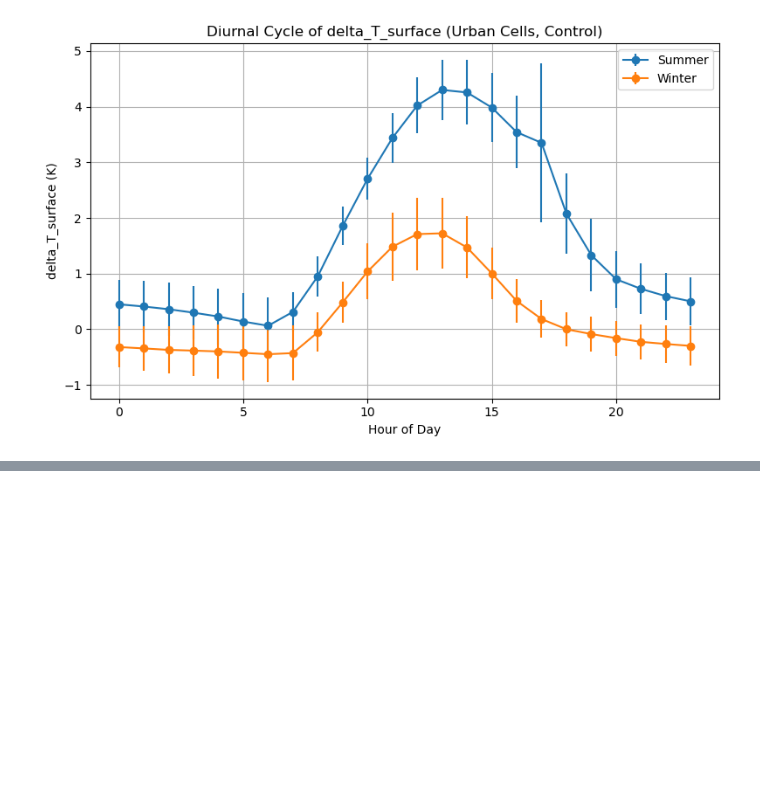
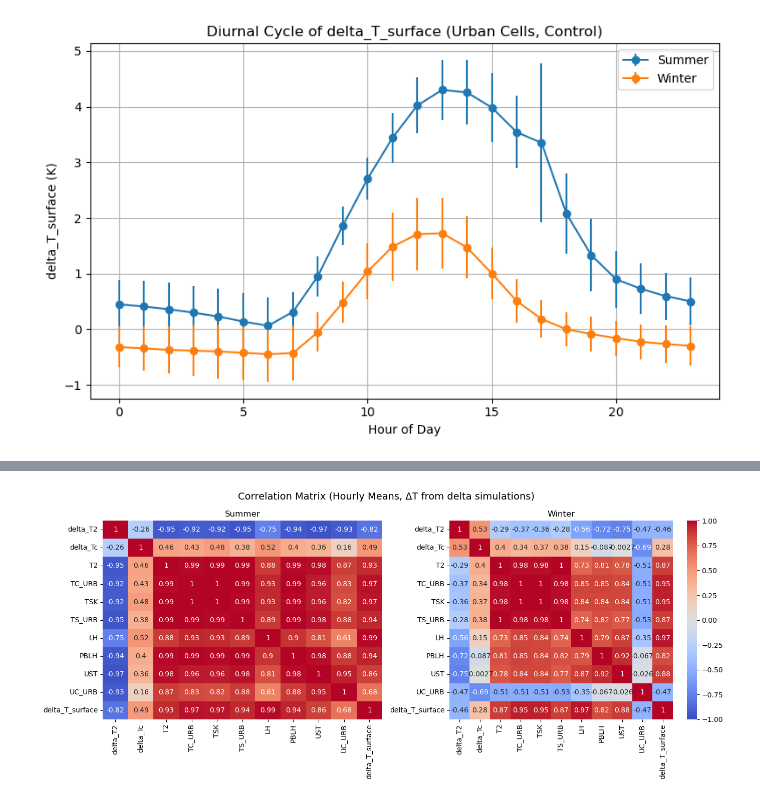
Before and after one commit to josephko91/ah-la-paper, a Jupyter notebook: notebooks/revision-air-temp-rca.ipynb, the cells around one changed output, grey strips where cells are left out. Saved outputs shown, nothing was run; the diff lists cells and outputs as text; code cells hidden in the pictures; blank space fills up the shorter version.

```diff
--- a/notebooks/revision-air-temp-rca.ipynb
+++ b/notebooks/revision-air-temp-rca.ipynb
@@ -402,0 +560,85 @@ plt.show()
+# %%
+# -----------------------------
+# Build base datasets (background state)
+# -----------------------------
+df_summer = build_hourly_df(simulations["control"]["summer"])
+df_winter = build_hourly_df(simulations["control"]["winter"])
+
+# -----------------------------
+# Compute correct ΔT from delta files
+# -----------------------------
+ds_summer = deltas['ah_off-ah_default-08']
+ds_winter = deltas['ah_off-ah_default-12']
+
+# ΔT2
+mean_T2_summer, _ = compute_delta_diurnal_from_dict(ds_summer, "T2")
+mean_T2_winter, _ = compute_delta_diurnal_from_dict(ds_winter, "T2")
+
+# ΔTc
+mean_Tc_summer, _ = compute_delta_diurnal_from_dict(ds_summer, "TC_URB")
+mean_Tc_winter, _ = compute_delta_diurnal_from_dict(ds_winter, "TC_URB")
+
+# -----------------------------
+# Insert correct ΔT into dataframes
+# -----------------------------
+df_summer["delta_T2"] = mean_T2_summer.values
+df_summer["delta_Tc"] = mean_Tc_summer.values
+
+df_winter["delta_T2"] = mean_T2_winter.values
+df_winter["delta_Tc"] = mean_Tc_winter.values
+
+# -----------------------------
+# (Optional but recommended) reorder columns
+# -----------------------------
+cols_order = [
+    "delta_T2", "delta_Tc",
+    "T2", "TC_URB", "TSK", "TS_URB",
+    "LH", "PBLH", "UST", "UC_URB",
+    "delta_T_surface",
+    "hour"
+]
+
+df_summer = df_summer[[c for c in cols_order if c in df_summer.columns]]
+df_winter = df_winter[[c for c in cols_order if c in df_winter.columns]]
+
+# -----------------------------
+# Correlation matrices
+# -----------------------------
+corr_summer = df_summer.drop(columns="hour").corr()
+corr_winter = df_winter.drop(columns="hour").corr()
+
+# -----------------------------
+# Plot side-by-side
+# -----------------------------
+fig, axes = plt.subplots(1, 2, figsize=(14,6))
+
+# ---- Summer ----
+sns.heatmap(
+    corr_summer,
+    ax=axes[0],
+    annot=True,
+    cmap="coolwarm",
+    center=0,
+    vmin=-1, vmax=1,
+    cbar=False
+)
+axes[0].set_title("Summer")
+
+# ---- Winter ----
+sns.heatmap(
+    corr_winter,
+    ax=axes[1],
+    annot=True,
+    cmap="coolwarm",
+    center=0,
+    vmin=-1, vmax=1,
+    cbar=True
+)
+axes[1].set_title("Winter")
+
+plt.suptitle("Correlation Matrix (Hourly Means, ΔT from delta simulations)", fontsize=14)
+
+plt.tight_layout()
+plt.show()
+# %% [output]
+[figure, added]
```
Also changed, not shown: parts of 16 cells of this notebook.
